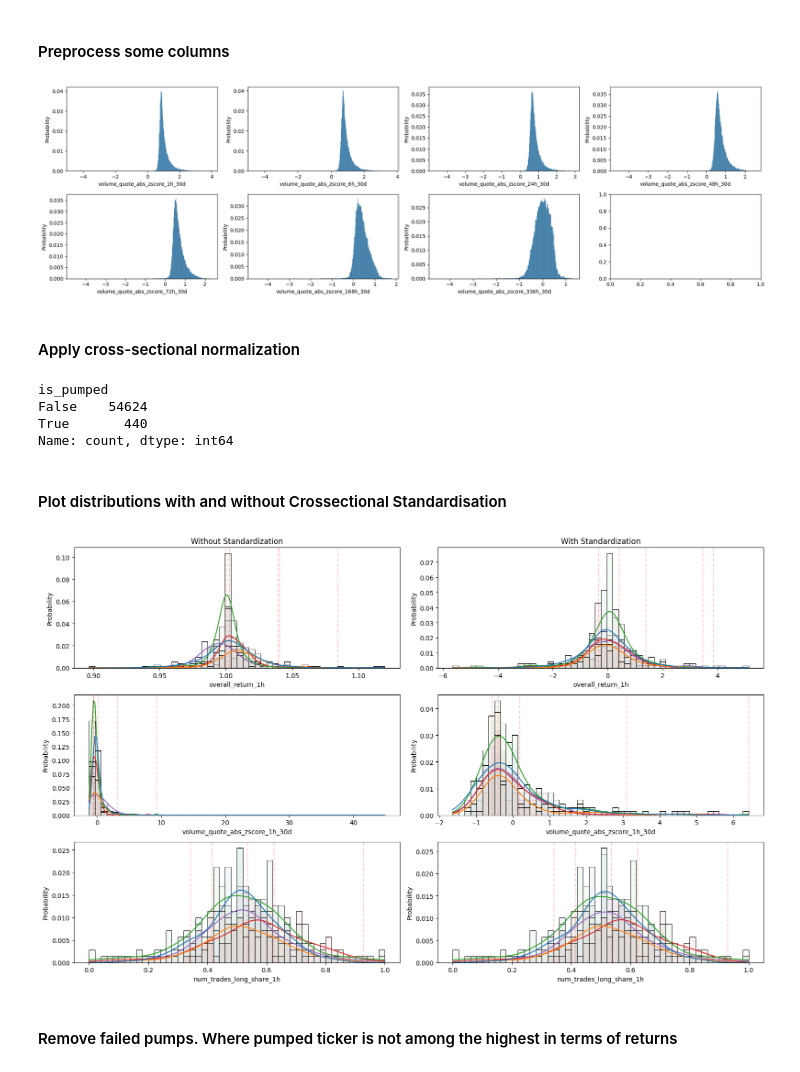
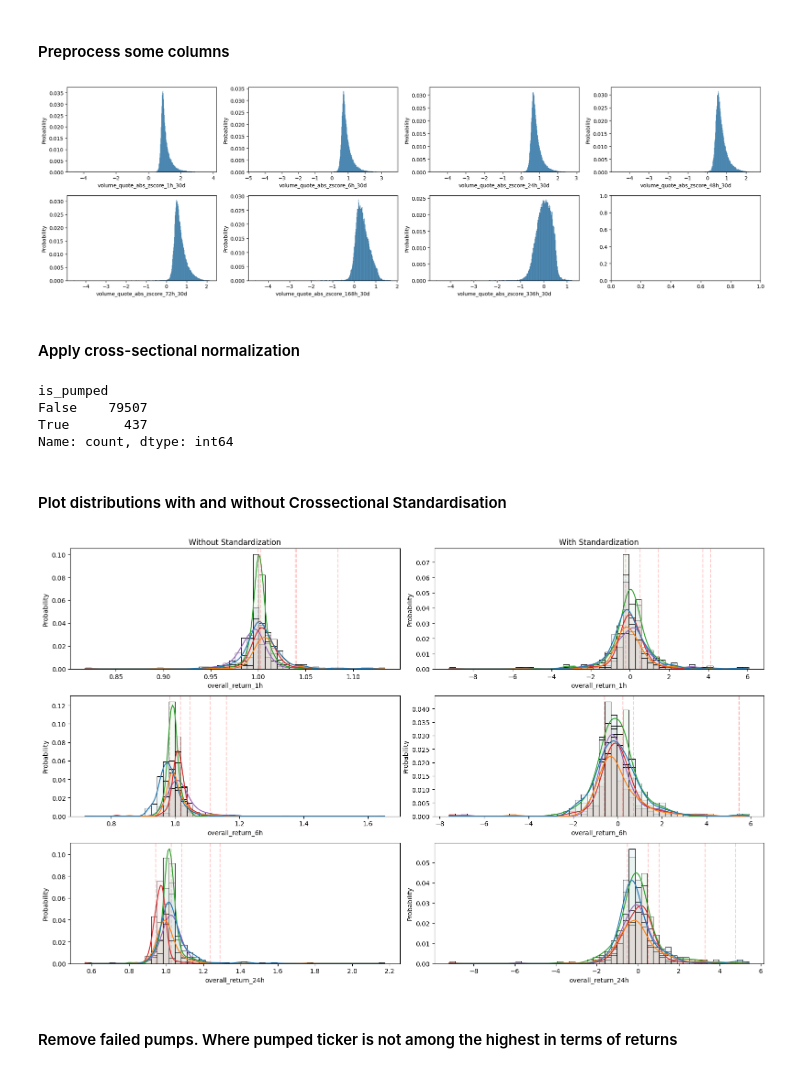
Before and after one commit to B0R0koko/pumps_and_dumps, a Jupyter notebook: train/classification/train_17_08.ipynb, the cells around one changed output. Drawn from its saved outputs; the diff is of its cells as text; code cells hidden in the pictures.

```diff
--- a/train/classification/train_17_08.ipynb
+++ b/train/classification/train_17_08.ipynb
@@ -18,7 +18,7 @@ np.random.seed(42)
 
 ROOT_DIR = Path(os.getcwd()).parent.parent
 # %%
-df: pd.DataFrame = pd.read_parquet(os.path.join(ROOT_DIR, "data/datasets/train_17_08.parquet"))
+df: pd.DataFrame = pd.read_parquet(os.path.join(ROOT_DIR, "data/datasets/train_17_08_top100_removed.parquet"))
 
 df = df.reset_index(drop=True)
 # Create pump hash and convert pump time to datetime
@@ -243,7 +243,7 @@ plot_hist_cols(
     df=df_filtered, col_map={key: val for key, val in col_map.items() if key in groups_to_log}
 )
 # %% [output]
-[figure, old version]
+[figure, new version]
 # %% [markdown]
 <h4>Apply cross-sectional normalization</h4>
 # %%
@@ -273,8 +273,8 @@ for i, (pump_hash, df_pump) in tqdm(enumerate(df_filtered.groupby("pump_hash")))
 df_scaled["is_pumped"].value_counts()
 # %% [output]
 is_pumped
-False    54624
-True       440
+False    79507
+True       437
 Name: count, dtype: int64
 # %% [markdown]
 <h4>Plot distributions with and without Crossectional Standardisation</h4>
@@ -284,35 +284,35 @@ pumps_plot: np.array = np.random.choice(df_pumps["pump_hash"].unique(), 5, repla
 df_plot: pd.DataFrame = df_pumps[df_pumps["pump_hash"].isin(pumps_plot)].copy()
 df_plot_scaled: pd.DataFrame = df_scaled[df_scaled["pump_hash"].isin(pumps_plot)].copy()
 
-cols_to_plot = num_cols[:3]
+cols_to_plot = cols_to_scale[:3]
 
 fig, axs = plt.subplots(3, 2, figsize=(16, 10))
 
 for col, (ax1, ax2) in tqdm(zip(cols_to_plot, axs), total=3):
 
     # Plot not scaled and scaled hists
     sns.histplot(
         data=df_plot, x=col, hue="pump_hash", ax=ax1, legend=False, alpha=0.05, bins=50, kde=True, stat="probability"
     )
     sns.histplot(
         data=df_plot_scaled, x=col, hue="pump_hash", ax=ax2, legend=False, alpha=0.05, bins=50, kde=True, stat="probability"
     )
 
     for pump_hash in pumps_plot:
         pumped_ticker: pd.Series = (df_plot["pump_hash"] == pump_hash) & (df_plot["is_pumped"])
         pumped_ticker_scaled: pd.Series = (df_plot_scaled["pump_hash"] == pump_hash) & (df_plot_scaled["is_pumped"])
 
         ax1.axvline(x=df_plot[pumped_ticker][col].iloc[-1], color="red", linestyle="--", alpha=0.2)
         ax2.axvline(x=df_plot_scaled[pumped_ticker_scaled][col].iloc[-1], color="red", linestyle="--", alpha=0.2)
 
 for ax, col in zip(axs[0], ["Without Standardization", "With Standardization"]):
     ax.set_title(col)
 
 
 plt.tight_layout()
 plt.show()
 # %% [output]
-[figure, old version]
+[figure, new version]
 # %% [markdown]
 <h4>Remove failed pumps. Where pumped ticker is not among the highest in terms of returns</h4>
 # %%
```
Also changed, not shown: parts of 111 cells of this notebook, 13 other files.
